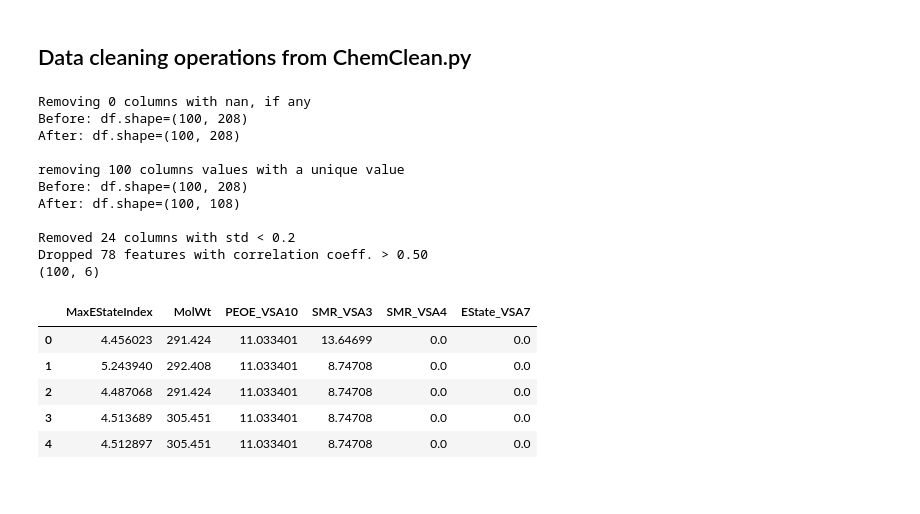
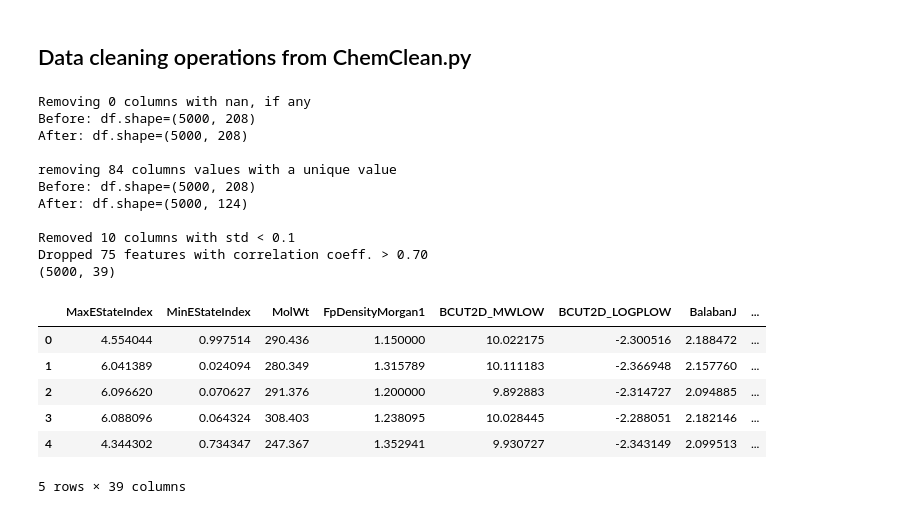
Before and after one commit to adisun94/DataScience, a Jupyter notebook: MoleculeReductionPotential.ipynb, the cells around one changed output. Saved outputs shown, nothing was run; the diff lists cells and outputs as text; code cells hidden in the pictures.

```diff
--- a/MoleculeReductionPotential.ipynb
+++ b/MoleculeReductionPotential.ipynb
@@ -27,3 +32,6 @@ import statsmodels.api as sm
 # %%
 url='https://raw.githubusercontent.com/akashjn/DataScience/main/Data/BTZ_5442mols_smiles_redpot.csv'
 data=pd.read_csv(url)
+data=data.sample(frac=1)
+data.index=range(data.shape[0])
+data.head()
@@ -38,7 +53,7 @@ plt.show()
 ## Generate descriptors using Descriptors.py
 # %%
 %%time
-p=desc(data['SMILES'][:100])
+p=desc(data['SMILES'][:5000])
 df_rdkit=p.RDkit_descriptors()
 print(df_rdkit.shape)
 df_rdkit.head()
@@ -60,26 +75,27 @@ p=clean(df_rdkit)
 # %%
 p.remove_nan().head()
 p.remove_unique().head()
-p.remove_columns_low_std(0.2).head()
-df_model=p.remove_corr_features()
+p.remove_columns_low_std(0.1).head()
+df_model=p.remove_corr_features(0.7)
 print(df_model.shape)
 df_model.head()
 # %% [output]
 Removing 0 columns with nan, if any
-Before: df.shape=(100, 208)
-After: df.shape=(100, 208)
+Before: df.shape=(5000, 208)
+After: df.shape=(5000, 208)
 
-removing 100 columns values with a unique value
-Before: df.shape=(100, 208)
-After: df.shape=(100, 108)
+removing 84 columns values with a unique value
+Before: df.shape=(5000, 208)
+After: df.shape=(5000, 124)
 
-Removed 24 columns with std < 0.2
-Dropped 78 features with correlation coeff. > 0.50
-(100, 6)
+Removed 10 columns with std < 0.1
+Dropped 75 features with correlation coeff. > 0.70
+(5000, 39)
-|  | MaxEStateIndex | MolWt | PEOE_VSA10 | SMR_VSA3 | SMR_VSA4 | EState_VSA7 |
-| 0 | 4.456023 | 291.424 | 11.033401 | 13.64699 | 0.0 | 0.0 |
-| 1 | 5.243940 | 292.408 | 11.033401 | 8.74708 | 0.0 | 0.0 |
-| 2 | 4.487068 | 291.424 | 11.033401 | 8.74708 | 0.0 | 0.0 |
-| 3 | 4.513689 | 305.451 | 11.033401 | 8.74708 | 0.0 | 0.0 |
-| 4 | 4.512897 | 305.451 | 11.033401 | 8.74708 | 0.0 | 0.0 |
+|  | MaxEStateIndex | MinEStateIndex | MolWt | FpDensityMorgan1 | BCUT2D_MWLOW | BCUT2D_LOGPLOW | BalabanJ | ... |
+| 0 | 4.554044 | 0.997514 | 290.436 | 1.150000 | 10.022175 | -2.300516 | 2.188472 | ... |
+| 1 | 6.041389 | 0.024094 | 280.349 | 1.315789 | 10.111183 | -2.366948 | 2.157760 | ... |
+| 2 | 6.096620 | 0.070627 | 291.376 | 1.200000 | 9.892883 | -2.314727 | 2.094885 | ... |
+| 3 | 6.088096 | 0.064324 | 308.403 | 1.238095 | 10.028445 | -2.288051 | 2.182146 | ... |
+| 4 | 4.344302 | 0.734347 | 247.367 | 1.352941 | 9.930727 | -2.343149 | 2.099513 | ... |
+5 rows × 39 columns
 # %%
```
Also changed, not shown: parts of 18 cells of this notebook.
